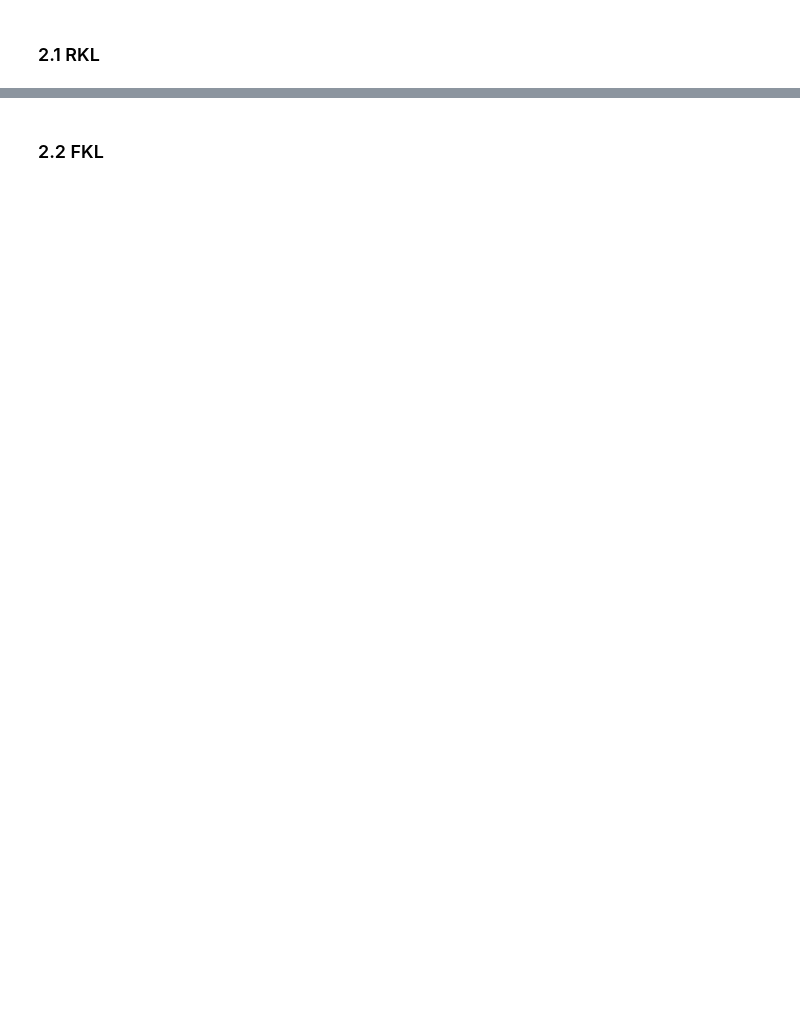
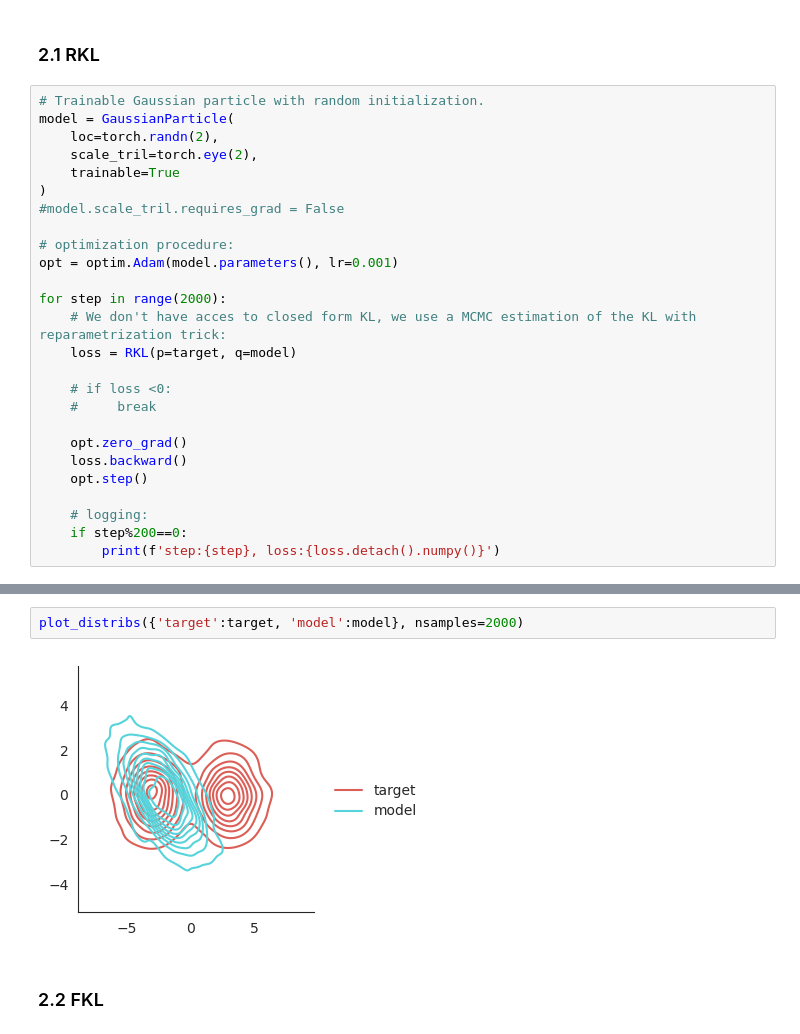
Before and after one commit to eugeneberta/mva-bml, a Jupyter notebook: ImportanceSamplingFKL.ipynb, the cells around one changed output, grey strips where cells are left out. Cells and saved outputs as stored; diff of their text form; blank space fills up the shorter version.

Commit message:
MCMC RKL running with reparametrization trick

```diff
--- a/ImportanceSamplingFKL.ipynb
+++ b/ImportanceSamplingFKL.ipynb
@@ -164,2 +136,28 @@ plot_distribs({'target':target}, nsamples=2000)
 # %% [markdown]
 ### 2.1 RKL
+# %%
+# Trainable Gaussian particle with random initialization.
+model = GaussianParticle(
+    loc=torch.randn(2),
+    scale_tril=torch.eye(2),
+    trainable=True
+)
+#model.scale_tril.requires_grad = False
+
+# optimization procedure:
+opt = optim.Adam(model.parameters(), lr=0.001)
+
+for step in range(2000):
+    # We don't have acces to closed form KL, we use a MCMC estimation of the KL with reparametrization trick:
+    loss = RKL(p=target, q=model)
+
+    # if loss <0:
+    #     break
+
+    opt.zero_grad()
+    loss.backward()
+    opt.step()
+
+    # logging:
+    if step%200==0:
+        print(f'step:{step}, loss:{loss.detach().numpy()}')
@@ -166,2 +175,6 @@ plot_distribs({'target':target}, nsamples=2000)
+# %%
+plot_distribs({'target':target, 'model':model}, nsamples=2000)
+# %% [output]
+[figure, added]
 # %% [markdown]
 ### 2.2 FKL
```
Also changed, not shown: parts of 19 cells of this notebook, 1 other file.
